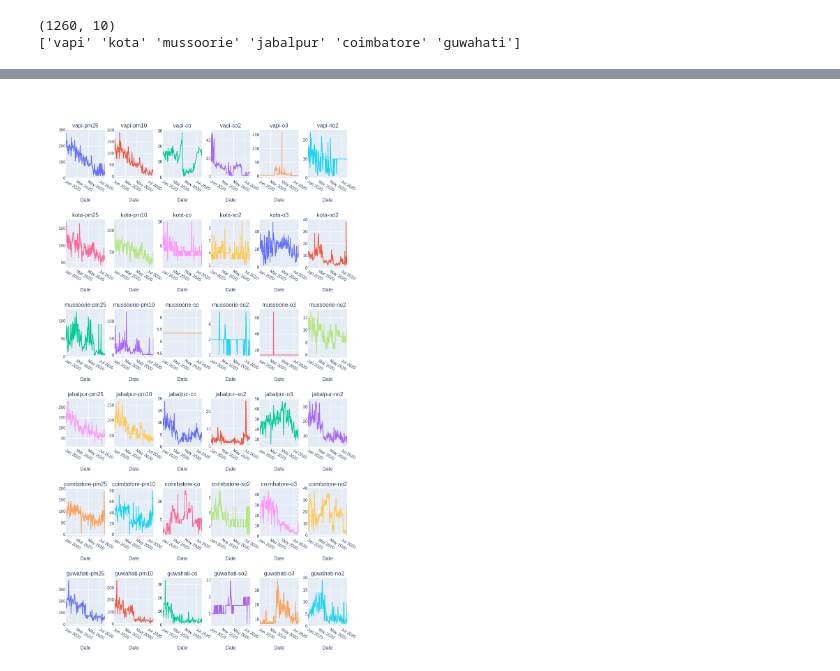
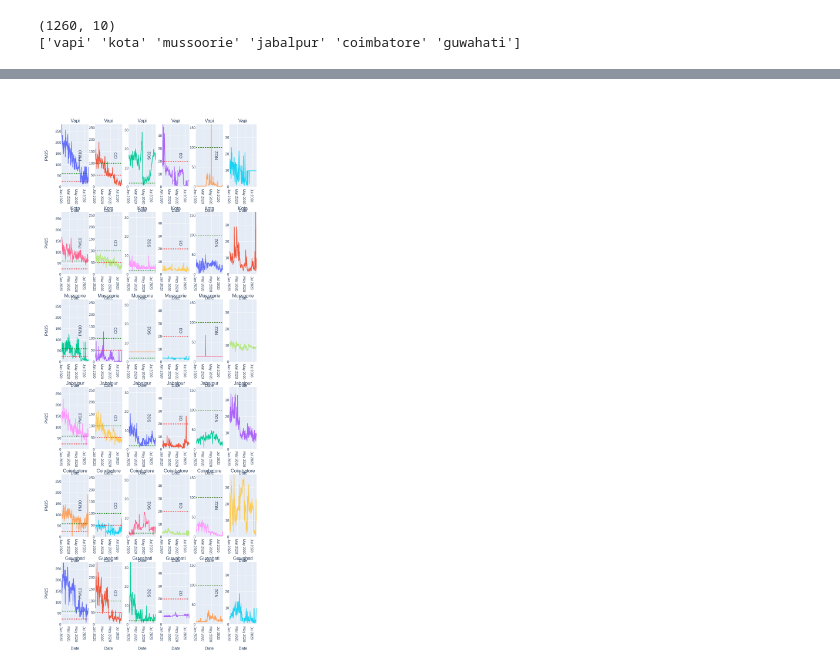
Before and after one commit to algoasylum/ExploringTheUnseen, a Jupyter notebook: code/LinePlots-rural-2020.ipynb, the cells around one changed output, grey strips where cells are left out. Drawn from its saved outputs; the diff is of its cells as text; code cells hidden in the pictures.

```diff
--- a/code/LinePlots-rural-2020.ipynb
+++ b/code/LinePlots-rural-2020.ipynb
@@ -30,7 +30,7 @@ column_names[7] = 'City'
 df_rural.columns = column_names
 
 # clean up: fix date column and filter so that just this year's data is included
-df_rural.Date = pd.to_datetime(df_rural.Date, format = '%Y-%m-%d') # need the format string to specify which is the month and which is the year
+df_rural.Date = pd.to_datetime(df_rural.Date, format = '%d/%m/%Y') # need the format string to specify which is the month and which is the year
 df_rural['month_num'] = pd.DatetimeIndex(df_rural['Date']).month
 df_rural['month_name'] = df_rural.Date.dt.month_name()
 pollutant=['pm25','pm10','co','so2','o3','no2']
@@ -145,8 +197,12 @@ subplot_titles=('vapi', 'kota', 'mussoorie', 'jabalpur', 'coimbatore', 'guwahati
 for l,i in enumerate(city):
     dff=df_rural[df_rural['City'].isin([i])]
     fig.add_trace(go.Scatter(x=dff['Date'], y=dff['pm25']),row=1, col=l+1)
+    fig.add_shape(go.layout.Shape(type="line", x0=start, y0=pollutant_who['pm25'], x1=end, y1=pollutant_who['pm25'],
+                                  line=dict(color='red', width=2,dash='dot'),),row=1,col=l+1)
+    fig.add_shape(go.layout.Shape(type="line", x0=start, y0=pollutant_naaqs['pm25'], x1=end, y1=pollutant_naaqs['pm25'],
+                                  line=dict(color='green', width=2,dash='dot'),),row=1,col=l+1)
     fig.update_xaxes(title_text="Date", row=1, col=l+1)
-    fig.update_yaxes(title_text="PM2.5", row=1, col=l+1)
+    fig.update_yaxes(title='PM2.5',range=[0, 300], row=1, col=l+1)
 fig.update_layout(height=400, width=2300,showlegend=False)
 fig.update_layout(yaxis=dict(range=[0,300]))
 fig.show()
@@ -156,22 +241,32 @@ fig.write_image(f'images/rural_pm2.5_all_cities.png')
 # %%
 city=['vapi', 'kota', 'mussoorie', 'jabalpur', 'coimbatore', 'guwahati']
 pollutant=['pm25','pm10','co','so2','o3','no2']
+title=[]
 for i in city:
     for j in pollutant:
-        entry= i + '-' + j
-        titles.append(entry)
+        title.append(i.capitalize())
+polmax=[]
+for i in pollutant:
+    polmax.append(df_rural[i].max())
 fig = make_subplots(
 rows=6, cols=6,
-subplot_titles=titles)
-for l,i in enumerate(city):
-    for u,j in enumerate(pollutant):
+subplot_titles=title,
+vertical_spacing=0.05)
+for m,i in enumerate(city):
+    for n,j in enumerate(pollutant):
         dff=df_rural[df_rural['City'].isin([i])]
-        fig.add_trace(go.Scatter(x=dff['Date'], y=dff[j]),row=l+1, col=u+1)
-        fig.update_xaxes(title_text="Date", row=l+1, col=u+1)
-        #fig.update_yaxes(title_text=j, row=l+1, col=u+1)
-fig.update_layout(height=1600, width=1800,showlegend=False)
-fig.update_layout(yaxis=dict(range=[0,300]))
+        fig.add_trace(go.Scatter(x=dff['Date'], y=dff[j]),row=m+1, col=n+1)
+        if pollutant_who[j]:
+            fig.add_shape(go.layout.Shape(type="line", x0=start, y0=pollutant_who[j], x1=end, y1=pollutant_who[j],
+                                            line=dict(color='red', width=2,dash='dot'),),row=m+1,col=n+1)
+        if pollutant_naaqs[j]:
+            fig.add_shape(go.layout.Shape(type="line", x0=start, y0=pollutant_naaqs[j], x1=end, y1=pollutant_naaqs[j],
+                                            line=dict(color='green', width=2,dash='dot'),),row=m+1,col=n+1)
+        fig.update_yaxes(title=j.upper(),range=[0, polmax[m]], row=m+1, col=l+1)
+        fig.update_yaxes(title=j.upper(),range=[0, polmax[n]], row=m+1, col=n+1)
+        fig.update_xaxes(title="Date",row=m+1, col=n+1)
+fig.update_layout(height=1900, width=2000,showlegend=False)
 fig.show()
-fig.write_image(f'images/rural_all_allcity.png')
+fig.write_image(f'images/rural_all_allcity_trans.png')
 # %% [output]
-[figure, old version]
+[figure, new version]
```
Also changed, not shown: parts of 10 cells of this notebook, 28 other files.
